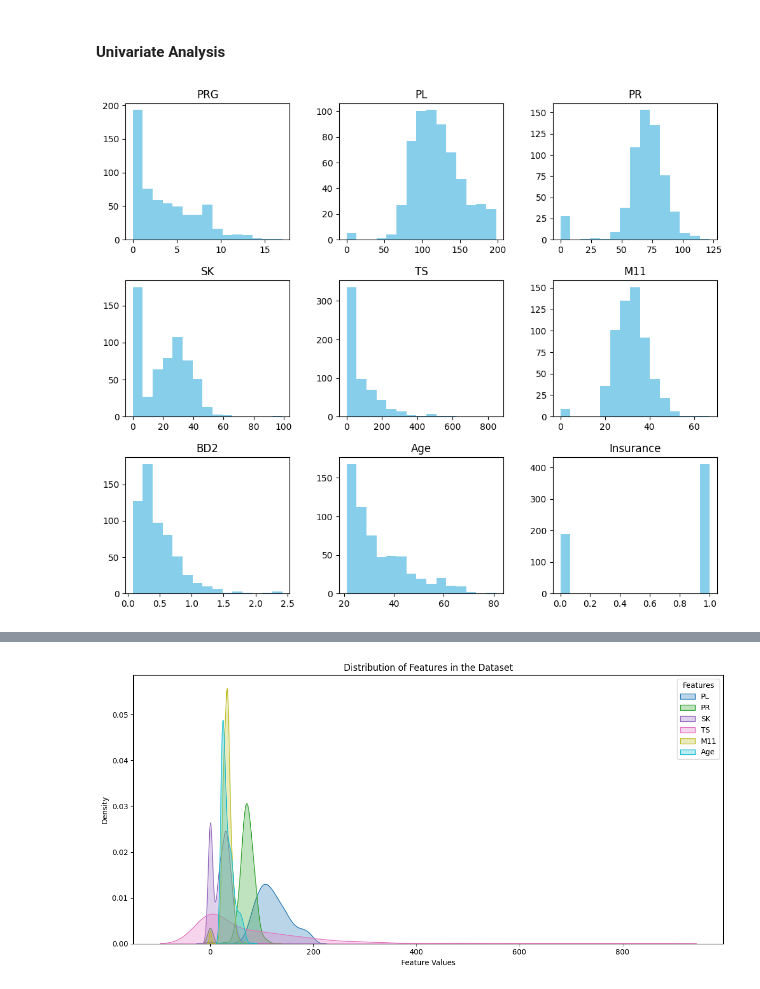
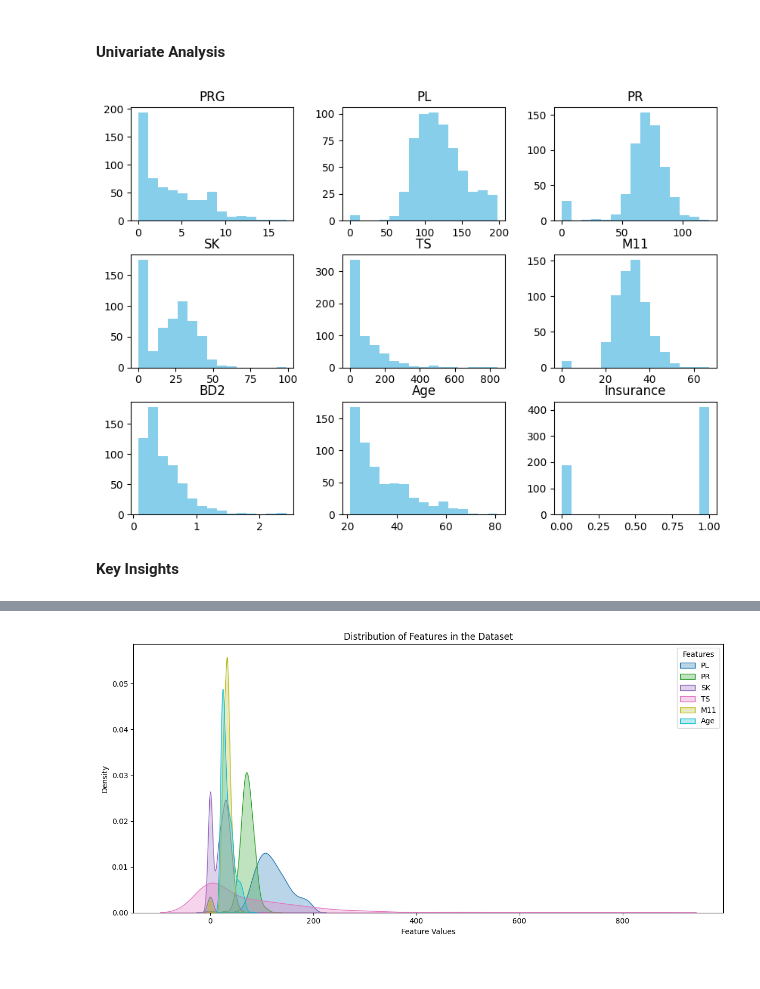
Before and after one commit to heldana30/Building_ML_APIs_With_FastAPI, a Jupyter notebook: Notebook/api.ipynb, the cells around one changed output, grey strips where cells are left out. Saved outputs shown, nothing was run; the diff lists cells and outputs as text; code cells hidden in the pictures.

```diff
--- a/Notebook/api.ipynb
+++ b/Notebook/api.ipynb
@@ -140,7 +177,9 @@ np.int64(0)
 #### Univariate Analysis
 # %%
 # Histogram showing the distribution of numeric features
-train_df.hist(figsize=(12,10), color='skyblue', grid =False , bins =15)
+train_df.hist(figsize=(10,7), color='skyblue', grid =False , bins =15)
 plt.show()
 # %% [output]
-[figure, old version]
+[figure, new version]
+# %% [markdown]
+**Key Insights**
```
Also changed, not shown: parts of 32 cells of this notebook.
